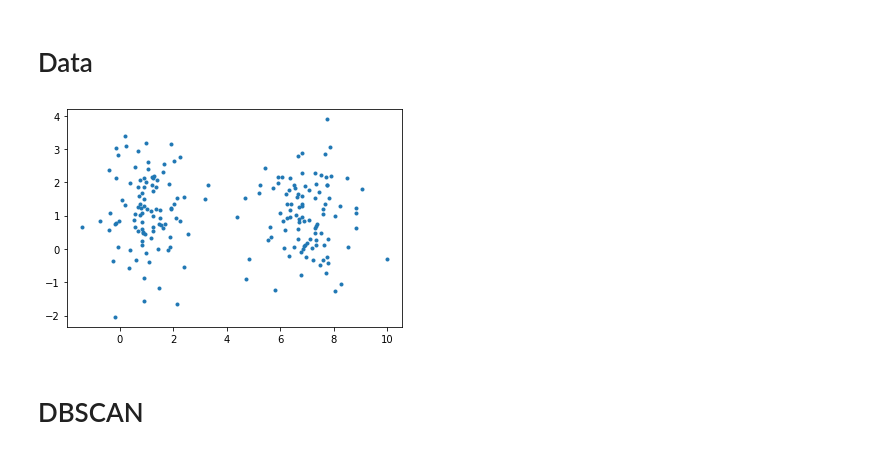
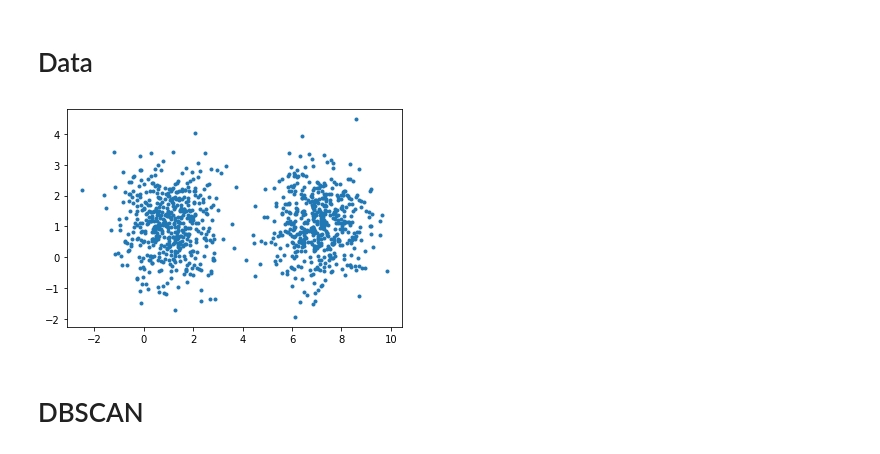
Before and after one commit to jsobolew/MED22ZDBSCAN, a Jupyter notebook: script.ipynb, the cells around one changed output. Cells and saved outputs as stored; diff of their text form; code cells hidden in the pictures.

```diff
--- a/script.ipynb
+++ b/script.ipynb
@@ -5,24 +5,24 @@ from DBSCAN import evaluate
 # %% [markdown]
 # Data
 # %%
-Npoints = 200
+Npoints = 1000
 n = int(Npoints/2)
 
 x = np.random.normal(1,1,n)
 y = np.random.normal(1,1,n)
 labels_true = np.zeros(shape=(n,))
 x = np.concatenate([x,np.random.normal(7,1,n)])
 y = np.concatenate([y,np.random.normal(1,1,n)])
 labels_true = np.concatenate([labels_true, np.ones(shape=(n,))])
 
 plt.plot(x,y,'.')
 
 X = []
 for i in range(len(x)):
     X.append([x[i],y[i]])
 X = np.array(X)
 # %% [output]
-[figure, old version]
+[figure, new version]
 # %% [markdown]
 # DBSCAN
 # %%
```
Also changed, not shown: parts of 4 cells of this notebook, 2 other files.
